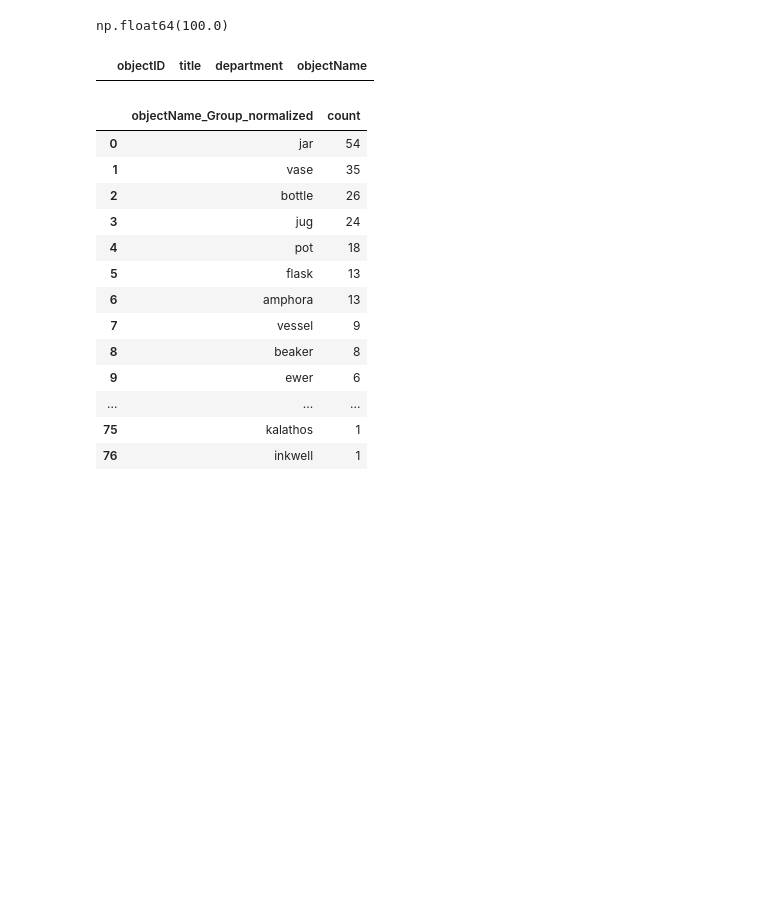
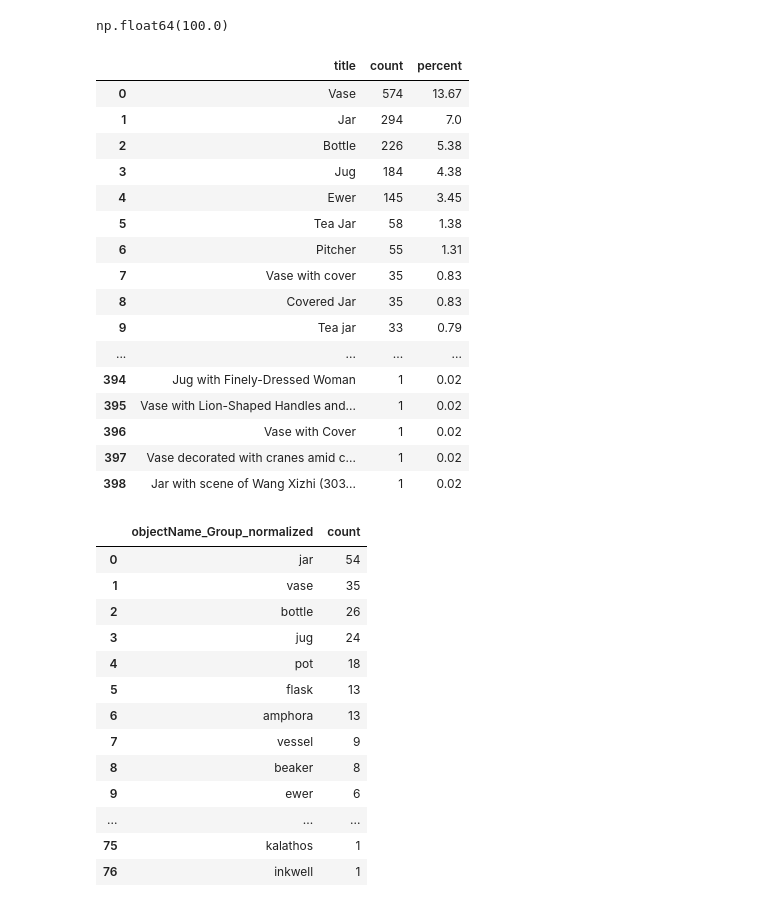
Before and after one commit to oliviakasmin/okasmin-parsons-thesis-2026, a Jupyter notebook: fetch_data/data/analyze_data.ipynb, the cells around one changed output. Drawn from its saved outputs; the diff is of its cells as text; code cells hidden in the pictures; blank space fills up the shorter version.

```diff
--- a/fetch_data/data/analyze_data.ipynb
+++ b/fetch_data/data/analyze_data.ipynb
@@ -593,13 +593,47 @@ with pd.option_context("display.max_rows", None, "display.max_columns", None, "d
 df["objectName"].astype("string").str.strip().replace("", pd.NA).notna().mean() * 100
 # %% [output]
 np.float64(100.0)
+# %%
+# Normalize objectName first
+title = (
+    df["title"]
+    .astype("string")
+    .str.strip()
+    .replace("", pd.NA)
+)
+
+title_summary = (
+    title.fillna("MISSING")
+    .value_counts(dropna=False)
+    .rename_axis("title")
+    .reset_index(name="count")
+)
+
+title_summary["percent"] = (
+    title_summary["count"] / len(df) * 100
+).round(2)
+
+# Show all distinct values with count + percent
+with pd.option_context("display.max_rows", None, "display.max_columns", None, "display.max_colwidth", None):
+    display(title_summary)
+# %% [output]
+|  | title | count | percent |
+| 0 | Vase | 574 | 13.67 |
+| 1 | Jar | 294 | 7.0 |
+| 2 | Bottle | 226 | 5.38 |
+| 3 | Jug | 184 | 4.38 |
+| 4 | Ewer | 145 | 3.45 |
+| 5 | Tea Jar | 58 | 1.38 |
+| 6 | Pitcher | 55 | 1.31 |
+| 7 | Vase with cover | 35 | 0.83 |
+| 8 | Covered Jar | 35 | 0.83 |
+| 9 | Tea jar | 33 | 0.79 |
+| ... | ... | ... | ... |
+| 394 | Jug with Finely-Dressed Woman | 1 | 0.02 |
+| 395 | Vase with Lion-Shaped Handles and... | 1 | 0.02 |
+| 396 | Vase with Cover | 1 | 0.02 |
+| 397 | Vase decorated with cranes amid c... | 1 | 0.02 |
+| 398 | Jar with scene of Wang Xizhi (303... | 1 | 0.02 |
 # %%
 # objectname_summary.to_csv("objectname_summary_2.csv", index=False)
-# %%
-df.loc[
-    df["objectName"].astype("string").str.strip().str.lower().str.contains("statuette", na=False),
-    ["objectID", "title", "department", "objectName"],
-].sort_values("objectID")
-# %% [output]
-|  | objectID | title | department | objectName |
 # %%
```
Also changed, not shown: parts of 15 cells of this notebook, 7 other files.
